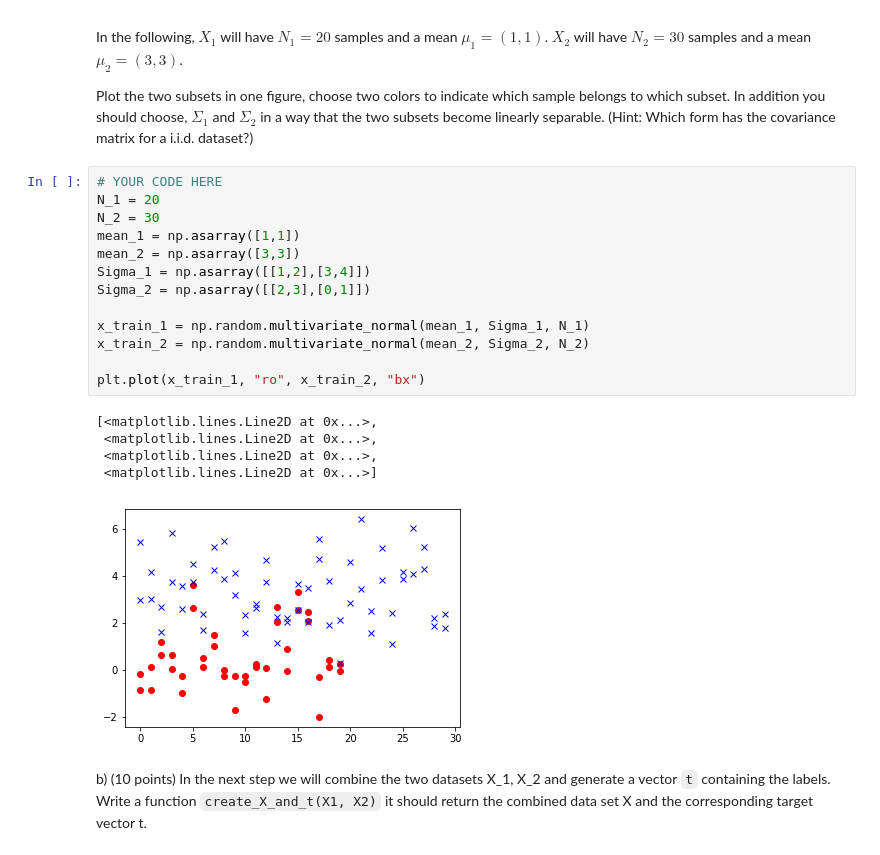
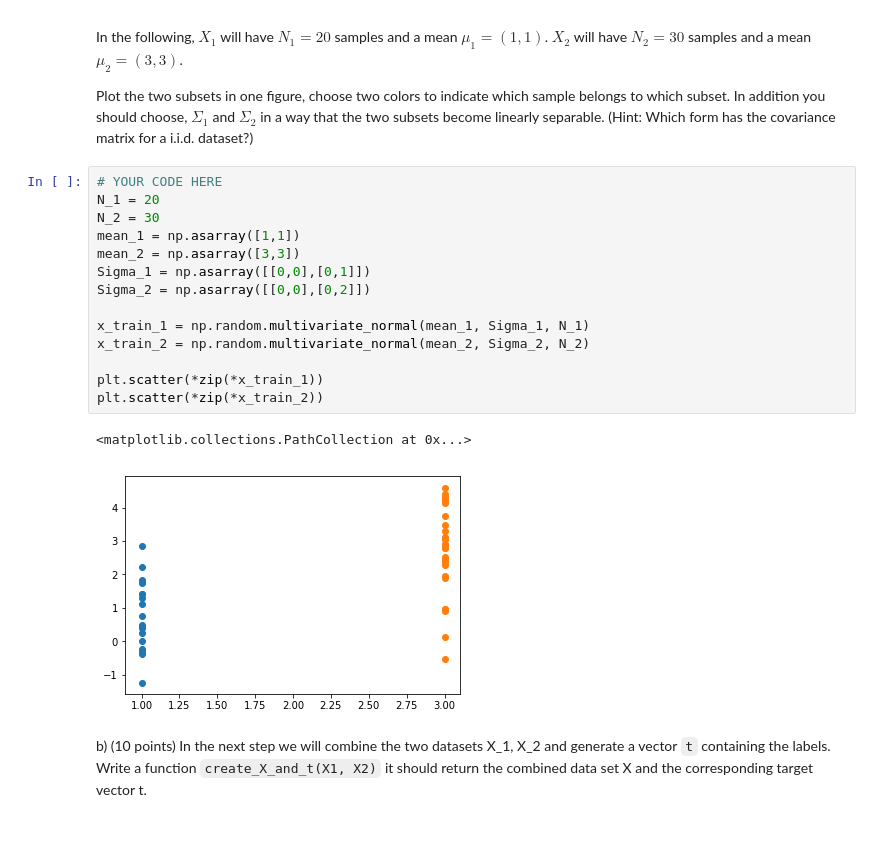
Before and after one commit to sheridavandenbent/ml1_labs, a Jupyter notebook: 10428461_12278327_lab3.ipynb, the cells around one changed output. Saved outputs shown, nothing was run; the diff lists cells and outputs as text.

```diff
--- a/10428461_12278327_lab3.ipynb
+++ b/10428461_12278327_lab3.ipynb
@@ -368,22 +368,20 @@ Plot the two subsets in one figure, choose two colors to indicate which sample b
 # %%
 # YOUR CODE HERE
 N_1 = 20
 N_2 = 30
 mean_1 = np.asarray([1,1])
 mean_2 = np.asarray([3,3])
-Sigma_1 = np.asarray([[1,2],[3,4]])
-Sigma_2 = np.asarray([[2,3],[0,1]])
+Sigma_1 = np.asarray([[0,0],[0,1]])
+Sigma_2 = np.asarray([[0,0],[0,2]])
 
 x_train_1 = np.random.multivariate_normal(mean_1, Sigma_1, N_1)
 x_train_2 = np.random.multivariate_normal(mean_2, Sigma_2, N_2)
 
-plt.plot(x_train_1, "ro", x_train_2, "bx")
+plt.scatter(*zip(*x_train_1))
+plt.scatter(*zip(*x_train_2))
 # %% [output]
-[<matplotlib.lines.Line2D at 0x...>,
- <matplotlib.lines.Line2D at 0x...>,
- <matplotlib.lines.Line2D at 0x...>,
- <matplotlib.lines.Line2D at 0x...>]
+<matplotlib.collections.PathCollection at 0x...>
-[figure, old version]
+[figure, new version]
 # %% [markdown]
 b) (10 points) In the next step we will combine the two datasets X_1, X_2 and generate a vector `t` containing the labels. Write a function `create_X_and_t(X1, X2)` it should return the combined data set X and the corresponding target vector t.
 # %%
```
